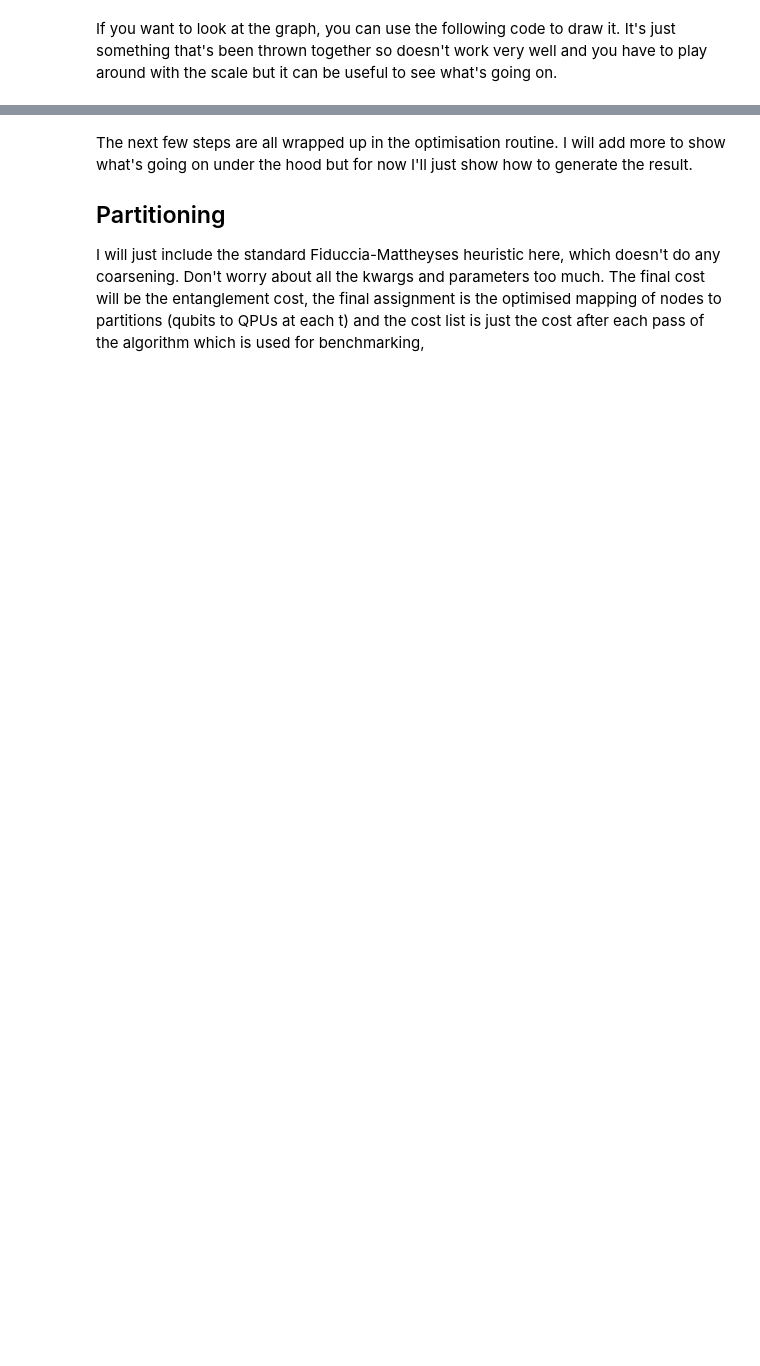
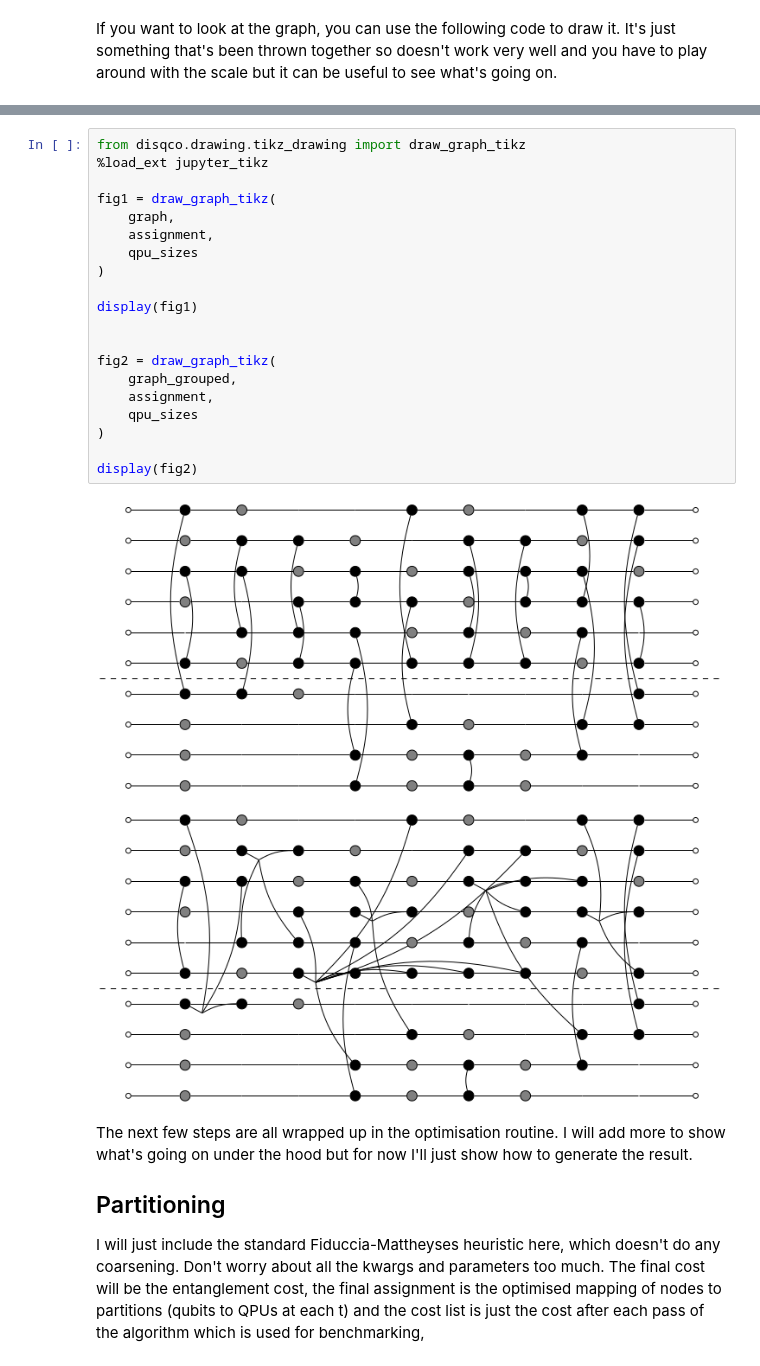
Before and after one commit to felix-burt/DISQCO, a Jupyter notebook: Demos/Grouping_vs_standard.ipynb, the cells around one changed output, grey strips where cells are left out. Drawn from its saved outputs; the diff is of its cells as text; blank space fills up the shorter version.

```diff
--- a/Demos/Grouping_vs_standard.ipynb
+++ b/Demos/Grouping_vs_standard.ipynb
@@ -87,3 +52,26 @@ mpl_fig = hypergraph_to_matplotlib(
+# %%
+from disqco.drawing.tikz_drawing import draw_graph_tikz
+%load_ext jupyter_tikz
+
+fig1 = draw_graph_tikz(
+    graph,
+    assignment,
+    qpu_sizes
+)
+
+display(fig1)
+
+
+fig2 = draw_graph_tikz(
+    graph_grouped,
+    assignment,
+    qpu_sizes
+)
+
+display(fig2)
+# %% [output]
+[figure, added]
+[figure, added]
 # %% [markdown]
 The next few steps are all wrapped up in the optimisation routine. I will add more to show what's going on under the hood but for now I'll just show how to generate the result.
 
```
Also changed, not shown: parts of 16 cells of this notebook, 2 other files.
